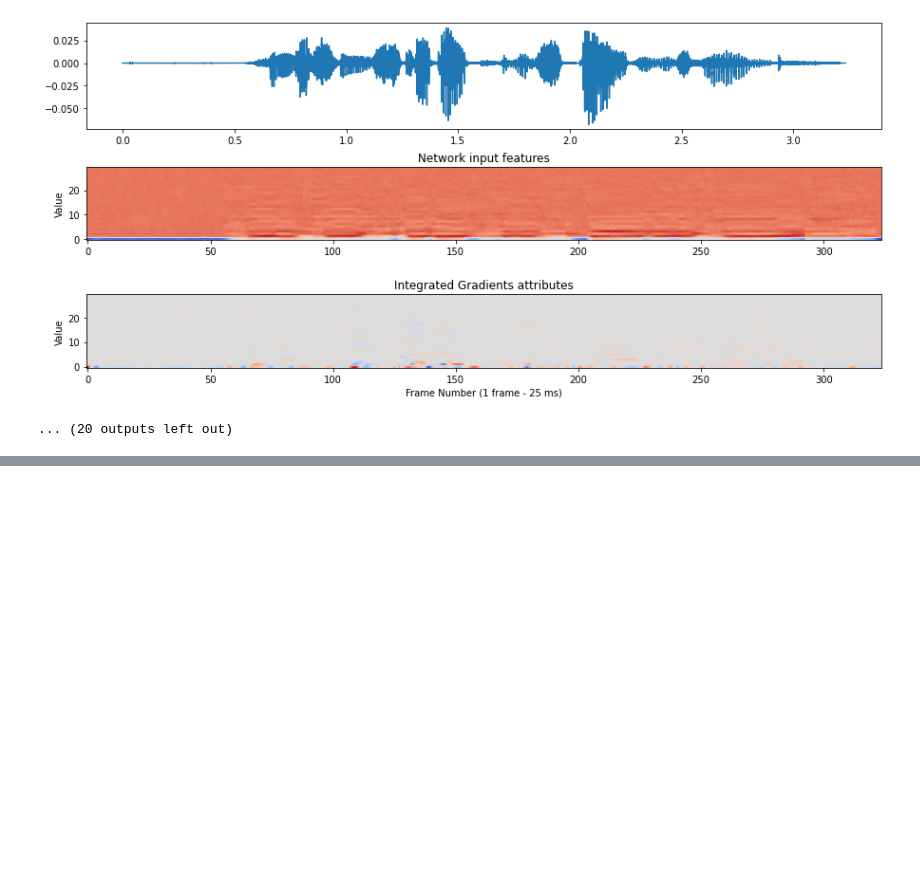
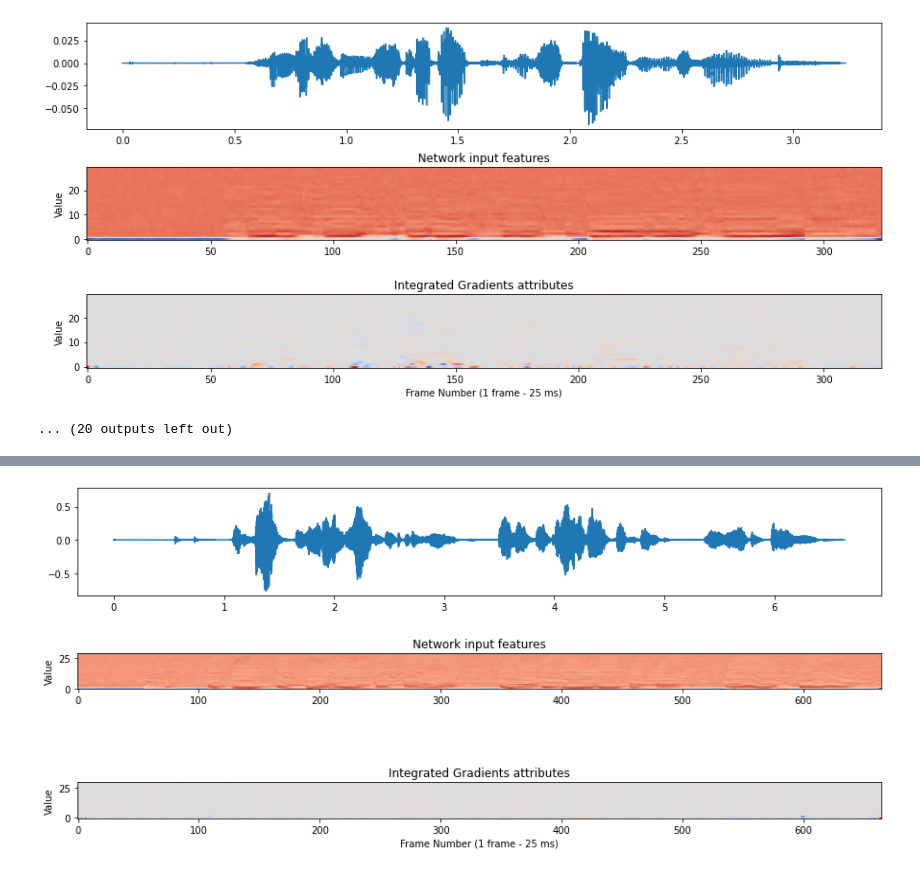
Before and after one commit to kwasnydam/TimeSeriesExplainability, a Jupyter notebook: time_series_xplain.ipynb, the cells around one changed output, grey strips where cells are left out. Cells and saved outputs as stored; diff of their text form; code cells hidden in the pictures; blank space fills up the shorter version.

Commit message:
Add pretrained ftdnn model. Complete the notebook demo. Add documentation resources. Update README.md.

```diff
--- a/time_series_xplain.ipynb
+++ b/time_series_xplain.ipynb
@@ -67,6 +104,20 @@ class TDNNXVectorAgeClassifierPytorch(nn.Module):
         outputs = self.classifier(embedding)
         return outputs
 
+class FTDNNXVectorAgeClassifierPytorch(nn.Module):
+
+    def __init__(self, ftdnn_params, classifier_params):
+        super(FTDNNXVectorAgeClassifierPytorch, self).__init__()
+        self.ftdnn = ftdnn.FTDNN(ftdnn_params.get('in_dim', 30))
+        self.classifier = AgeBackend(classifier_params.get('embedding_size', 512), classifier_params.get('num_classes', 8), classifier_params.get('mode', 'softmax'))
+
+    def forward(self, audio_features):
+        # ftdnn needs data in BatchTag, ProcessedTimeTag, MFCCSignalTag
+        audio_features = torch.transpose(audio_features, 1, 2)
+        embedding = self.ftdnn(audio_features)
+        outputs = self.classifier(embedding)
+        return outputs
+
 def from_categorical(y: np.ndarray) -> np.uint8:
     """Return num class from one hot encoded tensor i.e. [0, 0, 1, 0] will return 2 """
     return np.argmax(y)
@@ -241,3 +325,79 @@ network prediction: [[ 20.654076  -31.3273      4.5192676   4.5692606   2.073344
 predicted: ['teens'], real class: teens
 [figure]
 ... (20 outputs left out)
+# %%
+pytorch_embedder = FTDNNXVectorAgeClassifierPytorch(
+    ftdnn_params={
+        'in_dim': 30,
+    },
+    classifier_params={
+        'embedding_size': 512,
+        'num_classes': 8,
+        'mode': 'logits'
+    }
+)
+
+checkpoint_dir = 'pretrained_models/ftdnn/checkpoint.pt'
+pytorch_embedder.load_state_dict(torch.load(checkpoint_dir))
+pytorch_embedder.eval()
+
+cuda0 = torch.device('cuda:0')
+labels = [
+    'teens', 'twenties',  'thirties', 'fourties', 'fifties', 'sixties', 'seventies', 'eighties'
+]
+example_id = 0
+wavs = sorted(load_wavs(), key=lambda x: x[0])
+mfccs = sorted(load_mfccs(), key=lambda x: x[0])
+classes = sorted(load_classes(), key=lambda x: x[0])
+explain_methods = ['ig', 'fa']
+labels_map = dict([(labels[i], i) for i in range(len(labels))])
+pytorch_embedder = pytorch_embedder.to(cuda0)
+for explain_method in explain_methods:
+    for (wav_name, wav), (mfcc_name, mfcc), (class_name, class_) in zip (wavs, mfccs, classes):
+        print(wav_name, mfcc_name)
+        pytorch_embedder.zero_grad()
+
+        test_input_tensor = torch.FloatTensor(mfcc)
+        test_input_tensor = test_input_tensor.to(cuda0)
+
+        with torch.no_grad():
+            prediction = pytorch_embedder.forward(test_input_tensor)
+            print(f"network prediction: {prediction.detach().cpu().numpy()}")
+
+            real_class = get_real_class(mfcc_name)
+            predicted_class = post_process_predictions(prediction.detach(), labels)
+            print(f"predicted: {predicted_class}, real class: {real_class}")
+
+        class_label = torch.LongTensor(class_)
+        class_label = class_label.to(cuda0)
+
+        if explain_method == 'ig':
+            ig = IntegratedGradients(pytorch_embedder)
+            test_input_tensor.requires_grad_()
+            attr, delta = ig.attribute(test_input_tensor, target=class_label, return_convergence_delta=True)
+            attr = attr.cpu().detach().numpy()
+            attribute_plot_title = 'Integrated Gradients attributes'
+        elif explain_method == 'fa':
+            fa = FeatureAblation(pytorch_embedder)
+            attr = fa.attribute(test_input_tensor, target=class_label)
+            attr = attr.cpu().detach().numpy()
+            attribute_plot_title = 'Feature Ablation attributes'
+        else:
+            raise ValueError('unrecognized explain method {}'.format(args.explain_method ))
+
+        # plot the results
+        fig, axs = plt.subplots(3, 1, sharex=False, sharey=False)
+        dpi = 200
+        sample_rate = 48000
+        axs[0].plot([i/sample_rate for i in range(wav[0].shape[0])], wav[0])
+
+        axs[1].imshow(test_input_tensor.cpu().detach().numpy()[0], cmap=cm.coolwarm, origin='lower')
+        axs[1].set_title('Network input features')
+        axs[1].set_ylabel('Value')
+
+        axs[2].imshow(attr[0], cmap=cm.coolwarm, origin='lower')
+        axs[2].set_title(attribute_plot_title)
+        axs[2].set_xlabel('Frame Number (1 frame - 25 ms)')
+        axs[2].set_ylabel('Value')
+        plt.show()
+# %% [output]
@@ -243,0 +408 @@ predicted: ['teens'], real class: teens
+[figure, added]
```
Also changed, not shown: parts of 10 cells of this notebook, 10 other files.
